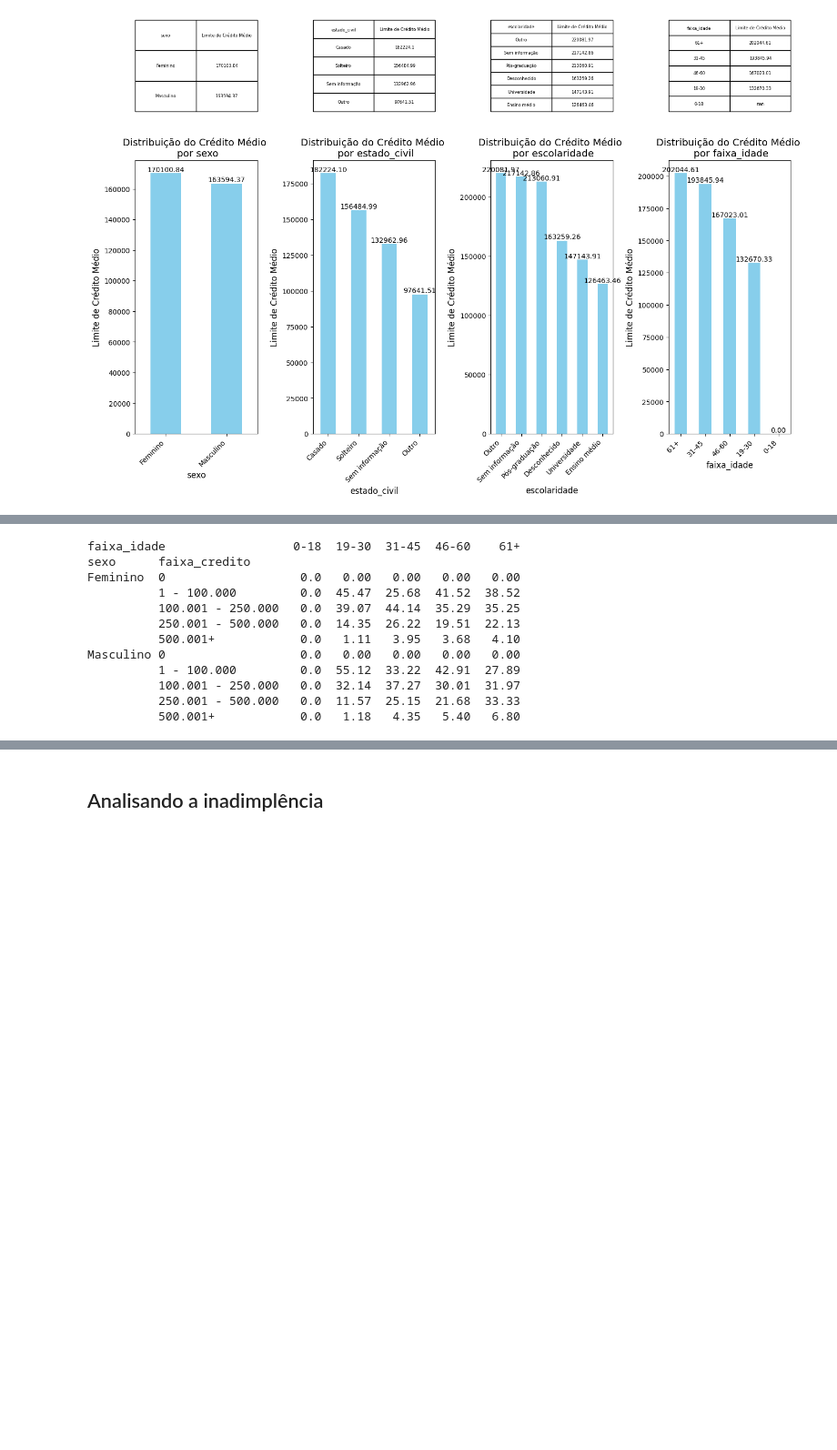
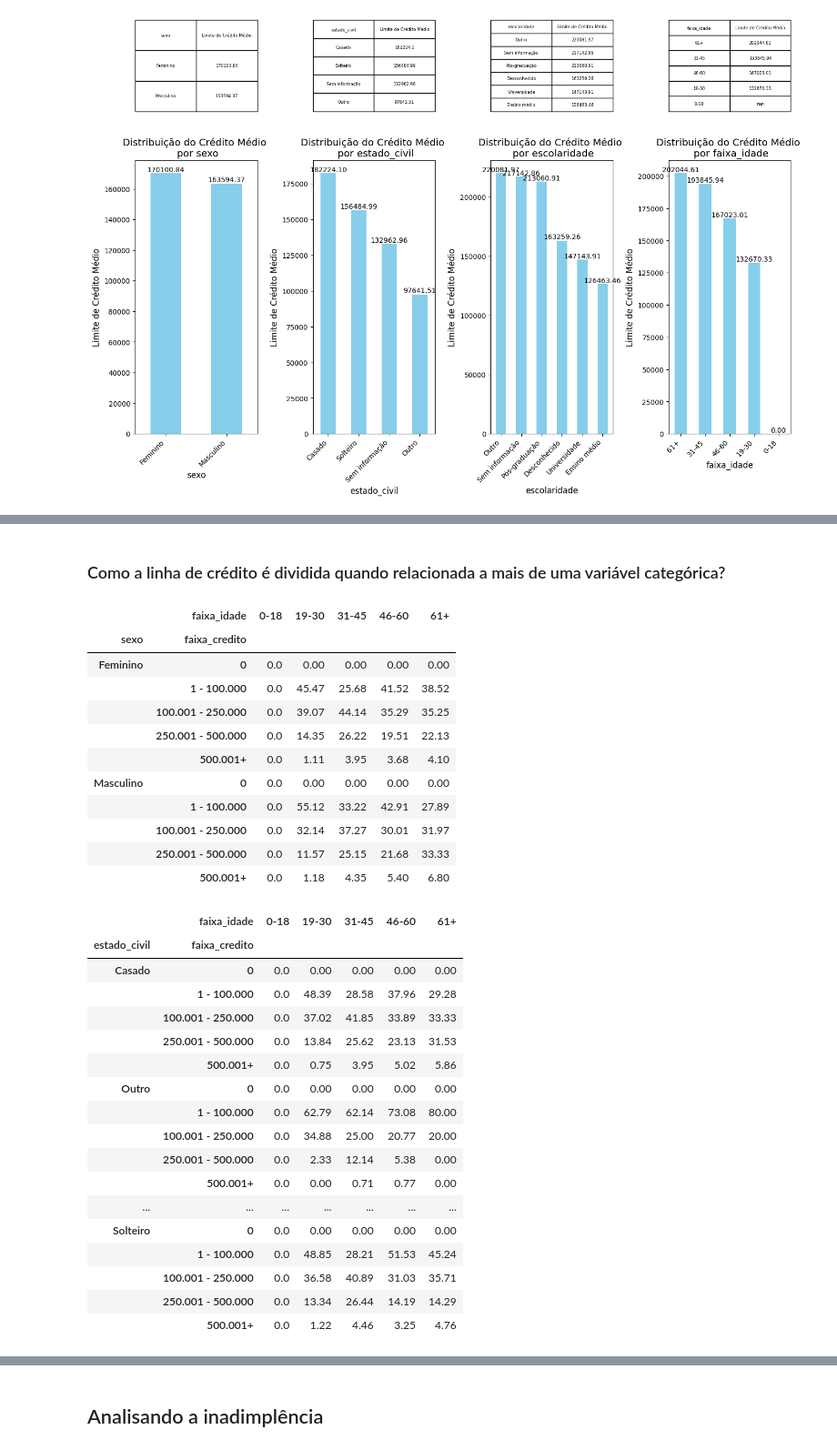
Before and after one commit to santander-coders-1175/logica-de-programacao1, a Jupyter notebook: notebooks/project.ipynb, the cells around one changed output, grey strips where cells are left out. Shown at 91% size. Cells and saved outputs as stored; diff of their text form; code cells hidden in the pictures; blank space fills up the shorter version.

```diff
--- a/notebooks/projeto.ipynb
+++ b/notebooks/project.ipynb
@@ -665,25 +696,50 @@ Porcentagem para a coluna 'estado_civil':
+# %% [markdown]
+### Como a linha de crédito é dividida quando relacionada a mais de uma variável categórica?
 # %%
 contagem_sex_idade_faixa_credito = (credit_df.groupby(['sexo', 'faixa_idade'])['faixa_credito']
                                     .value_counts(normalize=True) * 100).round(2).reset_index(name='Porcentagem')
 
-# Pivotar a tabela para ter as faixas etárias como colunas
-tabela_pivotada = contagem_sex_idade_faixa_credito.pivot_table(index=['sexo', 'faixa_credito'],
+contagem_sex_idade_faixa_credito.pivot_table(index=['sexo', 'faixa_credito'],
                                                                columns='faixa_idade',
                                                                values='Porcentagem',
                                                                fill_value=0)
-
-# Exibir a tabela pivotada
-print(tabela_pivotada)
 # %% [output]
-faixa_idade                  0-18  19-30  31-45  46-60    61+
-sexo      faixa_credito
-Feminino  0                   0.0   0.00   0.00   0.00   0.00
-          1 - 100.000         0.0  45.47  25.68  41.52  38.52
-          100.001 - 250.000   0.0  39.07  44.14  35.29  35.25
-          250.001 - 500.000   0.0  14.35  26.22  19.51  22.13
-          500.001+            0.0   1.11   3.95   3.68   4.10
-Masculino 0                   0.0   0.00   0.00   0.00   0.00
-          1 - 100.000         0.0  55.12  33.22  42.91  27.89
-          100.001 - 250.000   0.0  32.14  37.27  30.01  31.97
-          250.001 - 500.000   0.0  11.57  25.15  21.68  33.33
-          500.001+            0.0   1.18   4.35   5.40   6.80
+|  | faixa_idade | 0-18 | 19-30 | 31-45 | 46-60 | 61+ |
+| sexo | faixa_credito |  |  |  |  |  |
+| Feminino | 0 | 0.0 | 0.00 | 0.00 | 0.00 | 0.00 |
+|  | 1 - 100.000 | 0.0 | 45.47 | 25.68 | 41.52 | 38.52 |
+|  | 100.001 - 250.000 | 0.0 | 39.07 | 44.14 | 35.29 | 35.25 |
+|  | 250.001 - 500.000 | 0.0 | 14.35 | 26.22 | 19.51 | 22.13 |
+|  | 500.001+ | 0.0 | 1.11 | 3.95 | 3.68 | 4.10 |
+| Masculino | 0 | 0.0 | 0.00 | 0.00 | 0.00 | 0.00 |
+|  | 1 - 100.000 | 0.0 | 55.12 | 33.22 | 42.91 | 27.89 |
+|  | 100.001 - 250.000 | 0.0 | 32.14 | 37.27 | 30.01 | 31.97 |
+|  | 250.001 - 500.000 | 0.0 | 11.57 | 25.15 | 21.68 | 33.33 |
+|  | 500.001+ | 0.0 | 1.18 | 4.35 | 5.40 | 6.80 |
+# %%
+contagem_estado_civil_idade_faixa_credito = (credit_df.groupby(['estado_civil', 'faixa_idade'])['faixa_credito']
+                                    .value_counts(normalize=True) * 100).round(2).reset_index(name='Porcentagem')
+
+contagem_estado_civil_idade_faixa_credito.pivot_table(index=['estado_civil', 'faixa_credito'],
+                                                               columns='faixa_idade',
+                                                               values='Porcentagem',
+                                                               fill_value=0)
+# %% [output]
+|  | faixa_idade | 0-18 | 19-30 | 31-45 | 46-60 | 61+ |
+| estado_civil | faixa_credito |  |  |  |  |  |
+| Casado | 0 | 0.0 | 0.00 | 0.00 | 0.00 | 0.00 |
+|  | 1 - 100.000 | 0.0 | 48.39 | 28.58 | 37.96 | 29.28 |
+|  | 100.001 - 250.000 | 0.0 | 37.02 | 41.85 | 33.89 | 33.33 |
+|  | 250.001 - 500.000 | 0.0 | 13.84 | 25.62 | 23.13 | 31.53 |
+|  | 500.001+ | 0.0 | 0.75 | 3.95 | 5.02 | 5.86 |
+| Outro | 0 | 0.0 | 0.00 | 0.00 | 0.00 | 0.00 |
+|  | 1 - 100.000 | 0.0 | 62.79 | 62.14 | 73.08 | 80.00 |
+|  | 100.001 - 250.000 | 0.0 | 34.88 | 25.00 | 20.77 | 20.00 |
+|  | 250.001 - 500.000 | 0.0 | 2.33 | 12.14 | 5.38 | 0.00 |
+|  | 500.001+ | 0.0 | 0.00 | 0.71 | 0.77 | 0.00 |
+| ... | ... | ... | ... | ... | ... | ... |
+| Solteiro | 0 | 0.0 | 0.00 | 0.00 | 0.00 | 0.00 |
+|  | 1 - 100.000 | 0.0 | 48.85 | 28.21 | 51.53 | 45.24 |
+|  | 100.001 - 250.000 | 0.0 | 36.58 | 40.89 | 31.03 | 35.71 |
+|  | 250.001 - 500.000 | 0.0 | 13.34 | 26.44 | 14.19 | 14.29 |
+|  | 500.001+ | 0.0 | 1.22 | 4.46 | 3.25 | 4.76 |
```
Also changed, not shown: parts of 34 cells of this notebook, 8 other files.
